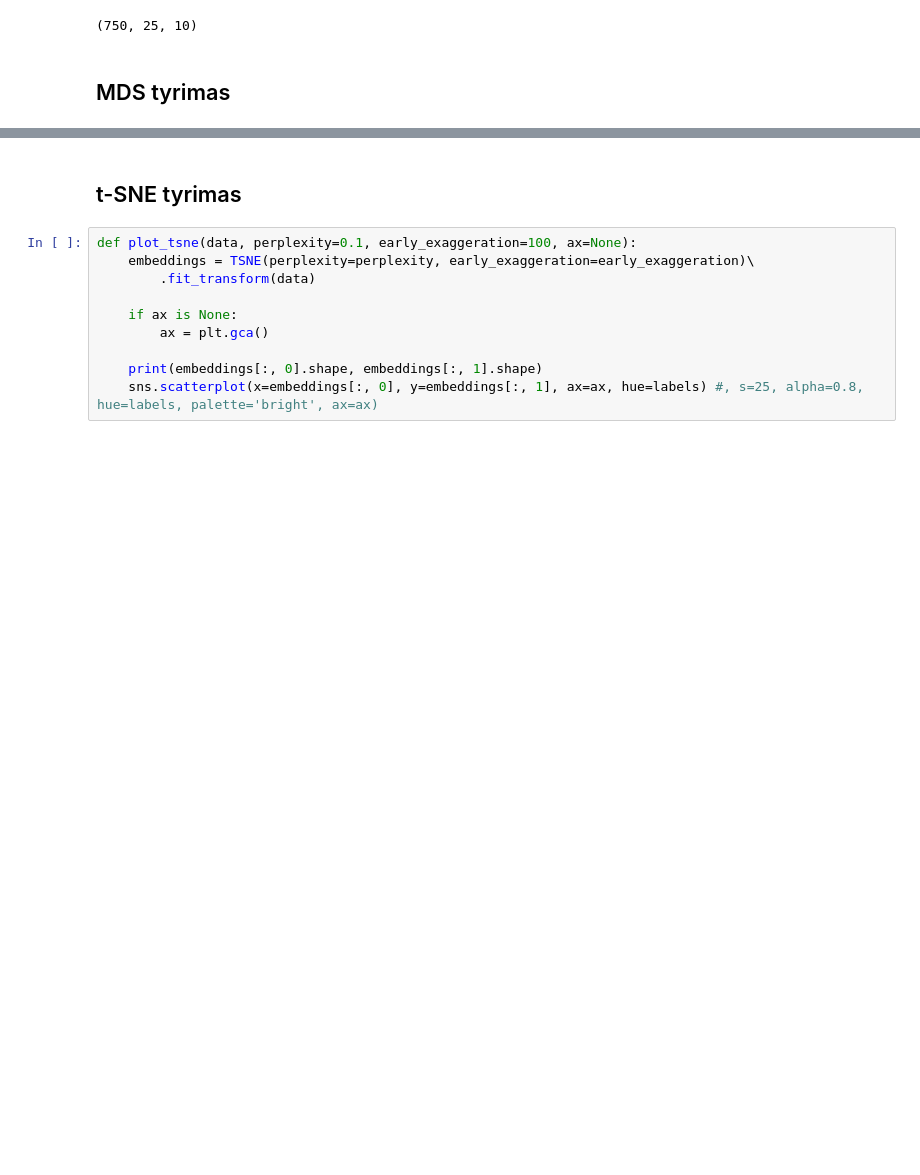
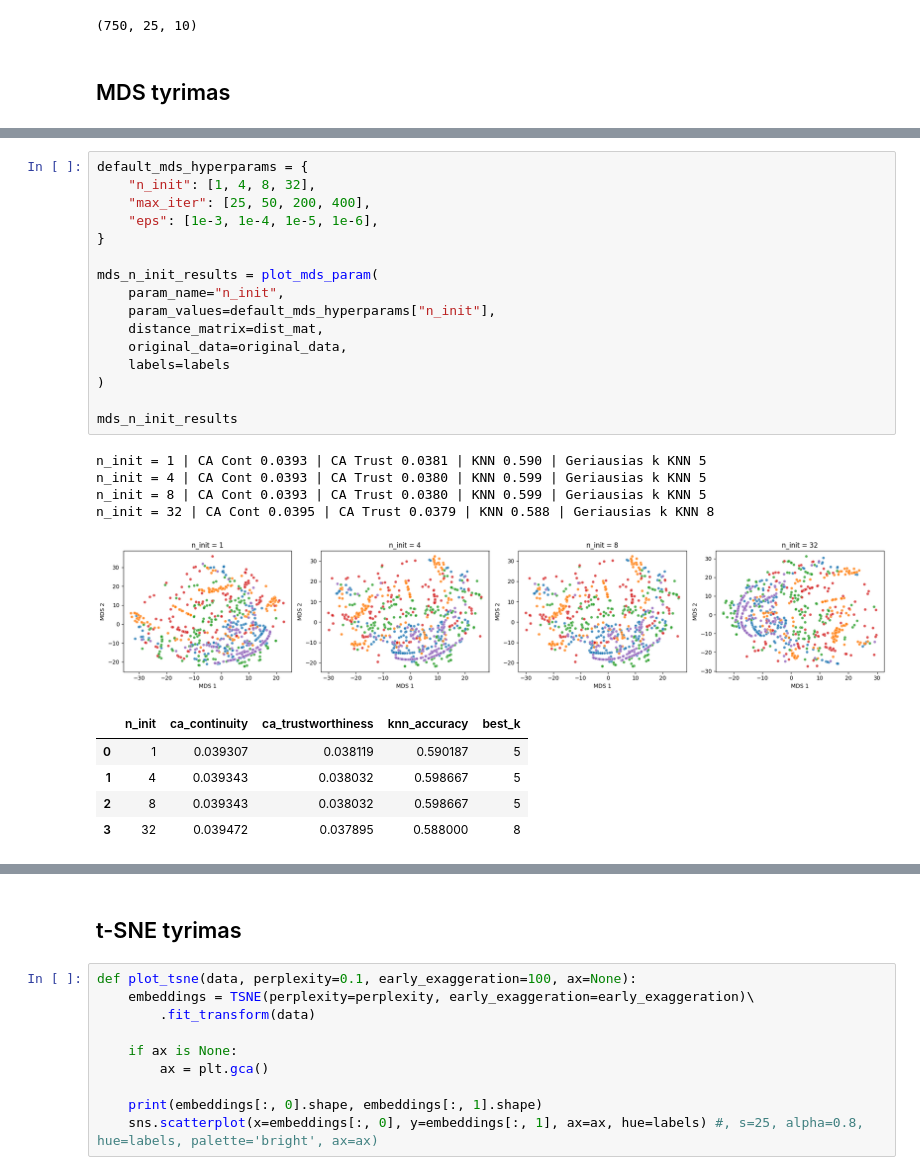
Before and after one commit to lukasjanusauskas/ais-duomenu-vizualizavimas, a Jupyter notebook: 3Lab-eksperimentai.ipynb, the cells around one changed output, grey strips where cells are left out. Saved outputs shown, nothing was run; the diff lists cells and outputs as text; blank space fills up the shorter version.

```diff
--- a/3Lab-eksperimentai.ipynb
+++ b/3Lab-eksperimentai.ipynb
@@ -22,0 +162,27 @@ original_data.shape
+# %%
+default_mds_hyperparams = {
+    "n_init": [1, 4, 8, 32],
+    "max_iter": [25, 50, 200, 400],
+    "eps": [1e-3, 1e-4, 1e-5, 1e-6],
+}
+
+mds_n_init_results = plot_mds_param(
+    param_name="n_init",
+    param_values=default_mds_hyperparams["n_init"],
+    distance_matrix=dist_mat,
+    original_data=original_data,
+    labels=labels
+)
+
+mds_n_init_results
+# %% [output]
+n_init = 1 | CA Cont 0.0393 | CA Trust 0.0381 | KNN 0.590 | Geriausias k KNN 5
+n_init = 4 | CA Cont 0.0393 | CA Trust 0.0380 | KNN 0.599 | Geriausias k KNN 5
+n_init = 8 | CA Cont 0.0393 | CA Trust 0.0380 | KNN 0.599 | Geriausias k KNN 5
+n_init = 32 | CA Cont 0.0395 | CA Trust 0.0379 | KNN 0.588 | Geriausias k KNN 8
+[figure, added]
+|  | n_init | ca_continuity | ca_trustworthiness | knn_accuracy | best_k |
+| 0 | 1 | 0.039307 | 0.038119 | 0.590187 | 5 |
+| 1 | 4 | 0.039343 | 0.038032 | 0.598667 | 5 |
+| 2 | 8 | 0.039343 | 0.038032 | 0.598667 | 5 |
+| 3 | 32 | 0.039472 | 0.037895 | 0.588000 | 8 |
```
Also changed, not shown: parts of 3 cells of this notebook.
